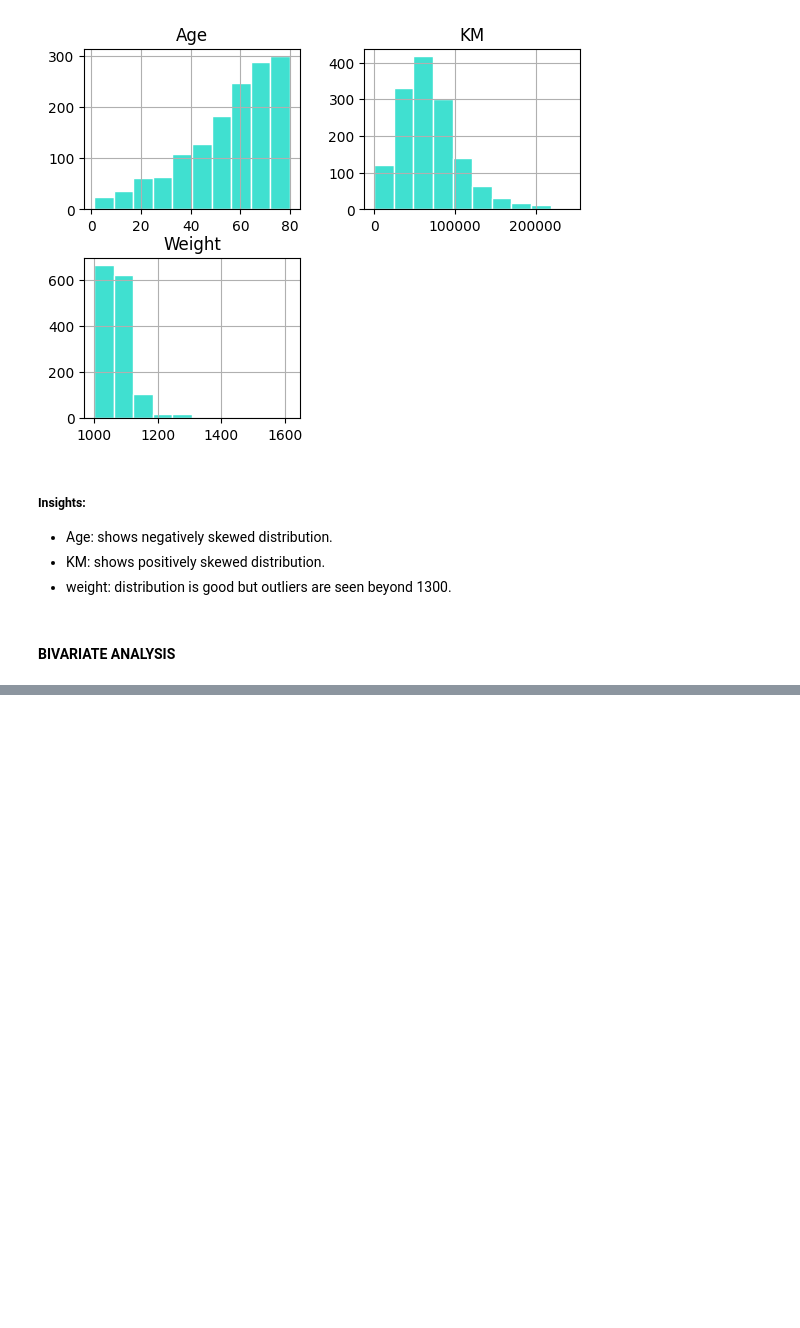
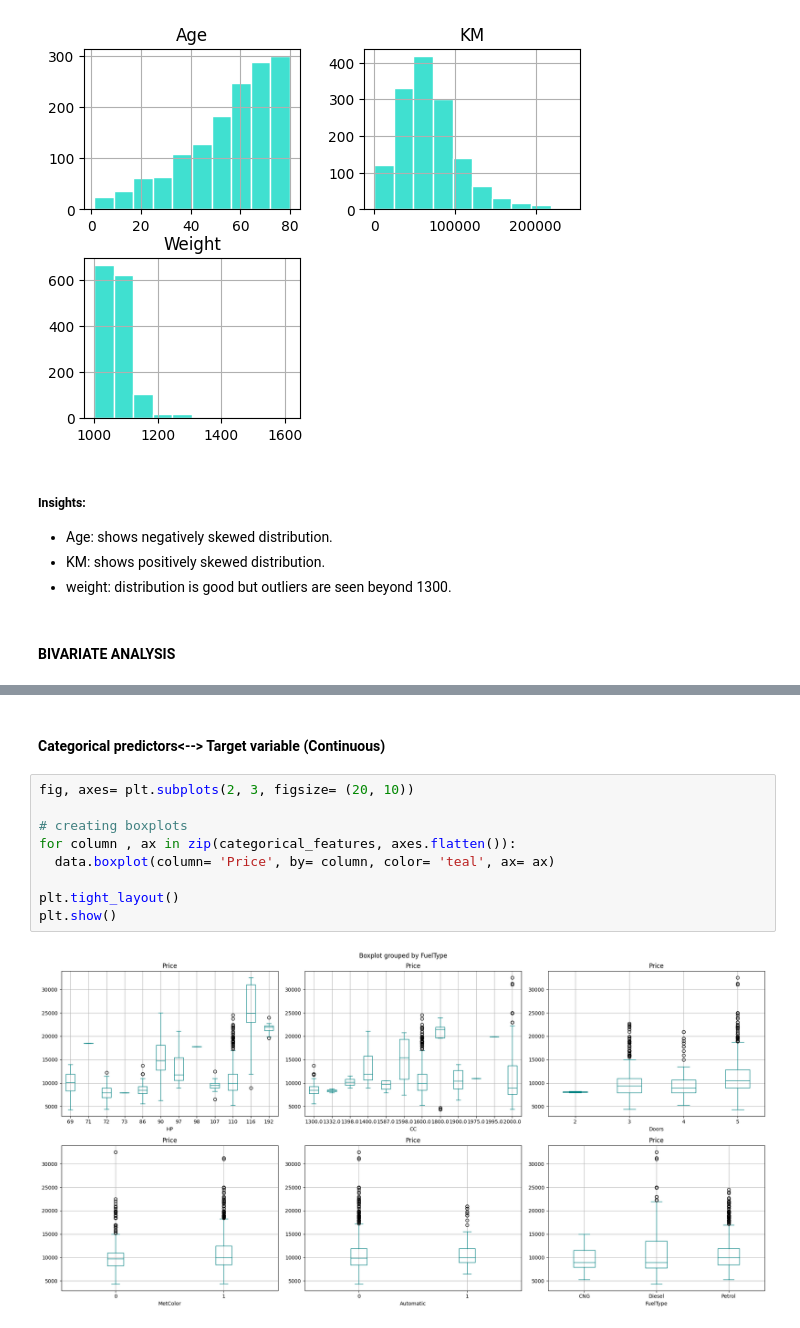
Before and after one commit to shanusaras/Deep_Learning_projects, a Jupyter notebook: Car_price_prediction/Car_price_prediction.ipynb, the cells around one changed output, grey strips where cells are left out. Saved outputs shown, nothing was run; the diff lists cells and outputs as text; blank space fills up the shorter version.

```diff
--- a/Car_price_prediction/Car_price_prediction.ipynb
+++ b/Car_price_prediction/Car_price_prediction.ipynb
@@ -415,0 +441,13 @@ plt.show()
+# %% [markdown]
+#### **Categorical predictors<--> Target variable (Continuous)**
+# %%
+fig, axes= plt.subplots(2, 3, figsize= (20, 10))
+
+# creating boxplots
+for column , ax in zip(categorical_features, axes.flatten()):
+  data.boxplot(column= 'Price', by= column, color= 'teal', ax= ax)
+
+plt.tight_layout()
+plt.show()
+# %% [output]
+[figure, added]
```
Also changed, not shown: parts of 4 cells of this notebook.
